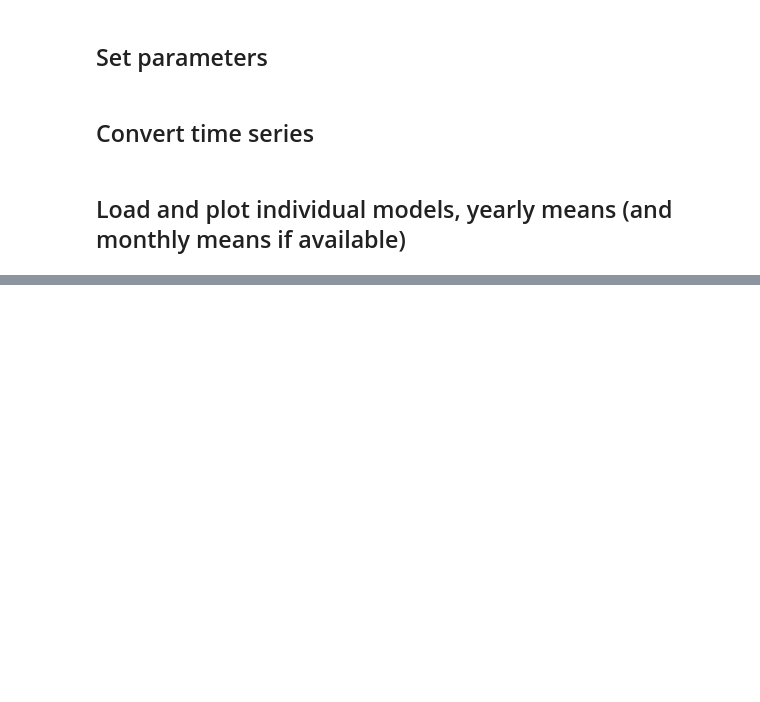
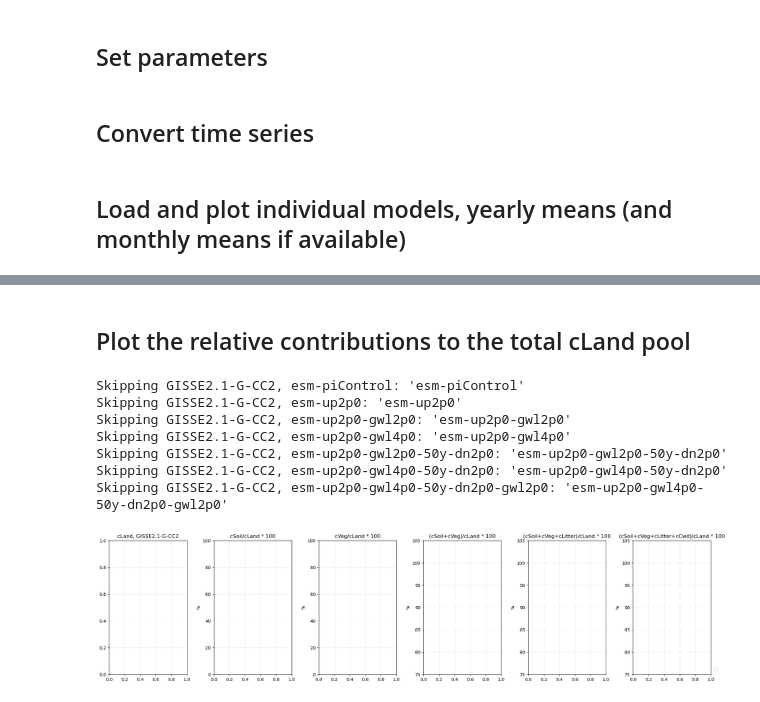
Before and after one commit to eikekoehn/TIPMIP_carbon_cycle, a Jupyter notebook: 02_analysis_and_plotting/plot_time_series_of_global_land_carbon_fractions.ipynb, the cells around one changed output, grey strips where cells are left out. Saved outputs shown, nothing was run; the diff lists cells and outputs as text; code cells hidden in the pictures; blank space fills up the shorter version.

```diff
--- a/02_analysis_and_plotting/plot_time_series_of_global_land_carbon_fractions.ipynb
+++ b/02_analysis_and_plotting/plot_time_series_of_global_land_carbon_fractions.ipynb
@@ -312,0 +199,75 @@ No artists with labels found to put in legend.  Note that artists whose label st
+# %% [markdown]
+## Plot the relative contributions to the total cLand pool
+# %%
+for model in models:
+    fig, ax = plt.subplots(1, 6, figsize=(20, 5))
+
+    for run in runs:
+        try:
+            color = run_dict[run].color_id
+
+            cLand = global_stats[model]['cLand'][run]
+
+            # --- base plot ---
+            cLand.plot(alpha=0.25, color=color, ax=ax[0])
+            cLand.resample(time="1YS").mean().plot(alpha=1, color=color, ax=ax[0], label=run)
+
+            # --- core fractions ---
+            soilfrac = global_stats[model].get('cSoil', {}).get(run, 0) / cLand * 100
+            vegfrac  = global_stats[model].get('cVeg', {}).get(run, 0) / cLand * 100
+
+            # optional pools (independent!)
+            litterfrac = global_stats[model].get('cLitter', {}).get(run, 0)
+            litterfrac = litterfrac / cLand * 100 if isinstance(litterfrac, type(cLand)) else 0
+
+            Cwdfrac = global_stats[model].get('cCwd', {}).get(run, 0)
+            Cwdfrac = Cwdfrac / cLand * 100 if isinstance(Cwdfrac, type(cLand)) else 0
+
+            # --- plotting ---
+            def plot_pair(data, axis):
+                data.plot(alpha=0.25, color=color, ax=axis)
+                data.resample(time="1YS").mean().plot(alpha=1, color=color, ax=axis)
+
+            plot_pair(soilfrac, ax[1])
+            plot_pair(vegfrac, ax[2])
+            plot_pair(soilfrac + vegfrac, ax[3])
+            plot_pair(soilfrac + vegfrac + litterfrac, ax[4])
+            plot_pair(soilfrac + vegfrac + litterfrac + Cwdfrac, ax[5])
+
+        except Exception as e:
+            print(f"Skipping {model}, {run}: {e}")
+
+    # --- formatting ---
+    ax[0].set_title(f'cLand, {model}')
+    ax[1].set_title('cSoil/cLand * 100')
+    ax[2].set_title('cVeg/cLand * 100')
+    ax[3].set_title('(cSoil+cVeg)/cLand * 100')
+    ax[4].set_title('(cSoil+cVeg+cLitter)/cLand * 100')
+    ax[5].set_title('(cSoil+cVeg+cLitter+cCwd)/cLand * 100')
+
+    for axi in ax:
+        axi.grid(alpha=0.25)
+
+    for axi in ax[1:-2]:
+        axi.set_ylim([0, 100])
+
+    for axi in ax[-3:]:
+        axi.set_ylim([75, 105])
+
+    # y-labels
+    for axi in ax[1:]:
+        axi.set_ylabel('%')
+
+    plt.subplots_adjust(right=0.8)
+    plt.legend(loc='lower left', bbox_to_anchor=(1.01, 0.01))
+    plt.tight_layout()
+    plt.show()
+# %% [output]
+Skipping GISSE2.1-G-CC2, esm-piControl: 'esm-piControl'
+Skipping GISSE2.1-G-CC2, esm-up2p0: 'esm-up2p0'
+Skipping GISSE2.1-G-CC2, esm-up2p0-gwl2p0: 'esm-up2p0-gwl2p0'
+Skipping GISSE2.1-G-CC2, esm-up2p0-gwl4p0: 'esm-up2p0-gwl4p0'
+Skipping GISSE2.1-G-CC2, esm-up2p0-gwl2p0-50y-dn2p0: 'esm-up2p0-gwl2p0-50y-dn2p0'
+Skipping GISSE2.1-G-CC2, esm-up2p0-gwl4p0-50y-dn2p0: 'esm-up2p0-gwl4p0-50y-dn2p0'
+Skipping GISSE2.1-G-CC2, esm-up2p0-gwl4p0-50y-dn2p0-gwl2p0: 'esm-up2p0-gwl4p0-50y-dn2p0-gwl2p0'
+[figure, added]
```
Also changed, not shown: parts of 6 cells of this notebook, 52 other files.
